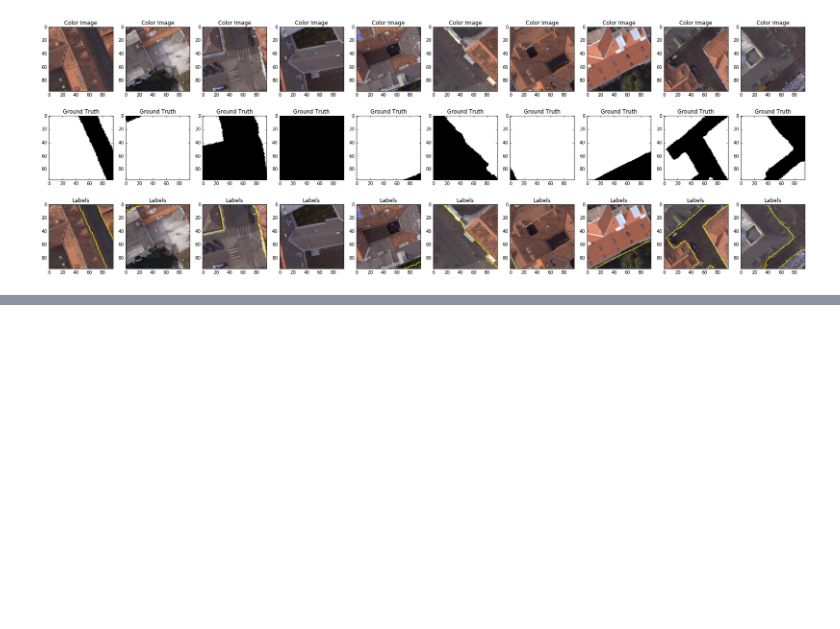
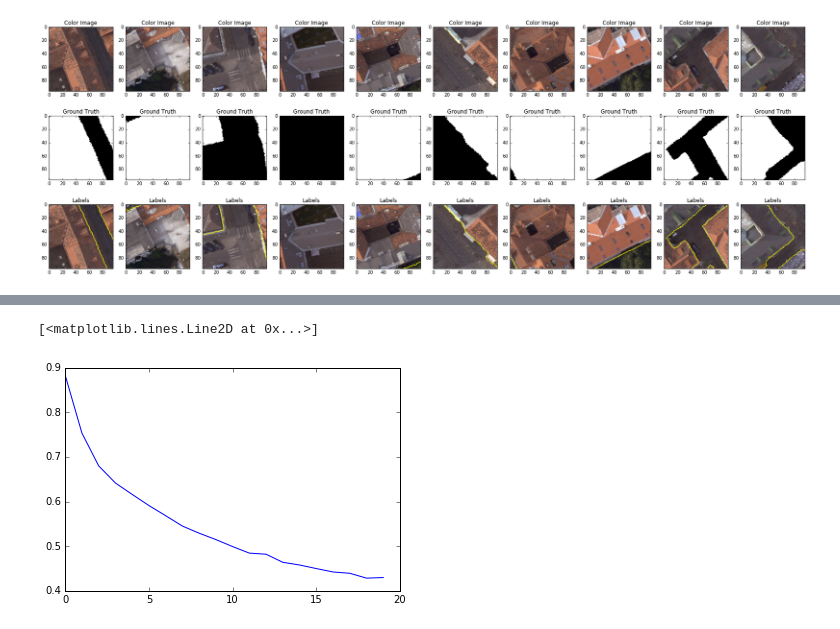
Before and after one commit to Quantitative-Big-Imaging/Quantitative-Big-Imaging-2016, a Jupyter notebook: Exercises/12-notebook.ipynb, the cells around one changed output, grey strips where cells are left out. Saved outputs shown, nothing was run; the diff lists cells and outputs as text; code cells hidden in the pictures; blank space fills up the shorter version.

```diff
--- a/Exercises/12-notebook.ipynb
+++ b/Exercises/12-notebook.ipynb
@@ -118,3 +154,9 @@ Epoch 3/3
+# %%
+%matplotlib inline
+plt.plot(fit_history.history['loss'])
+# %% [output]
+[<matplotlib.lines.Line2D at 0x...>]
+[figure, added]
 # %%
 # predict the output layer of the images
 pred_fimg = model.predict_on_batch(fcol_imgs)
```
Also changed, not shown: parts of 8 cells of this notebook.
